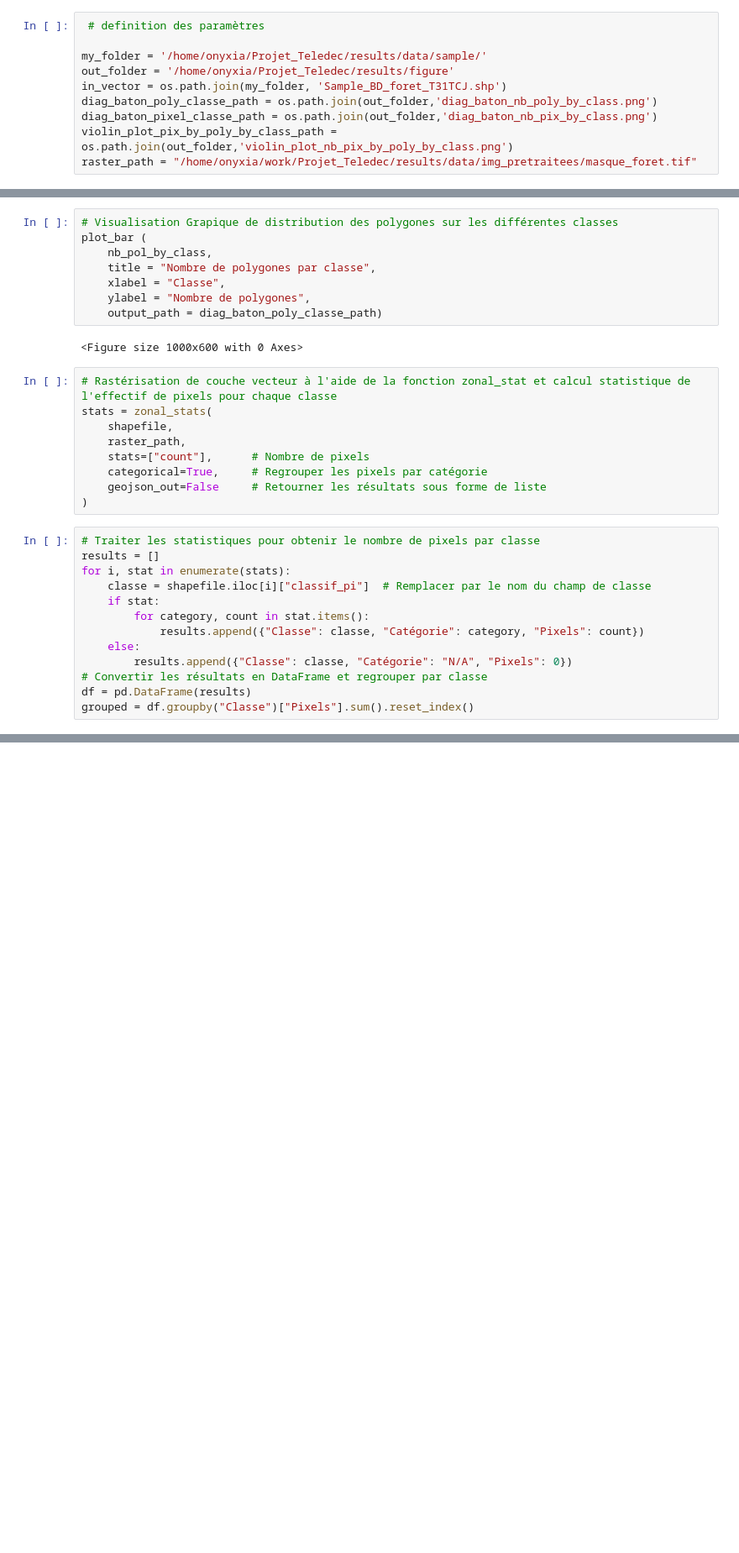
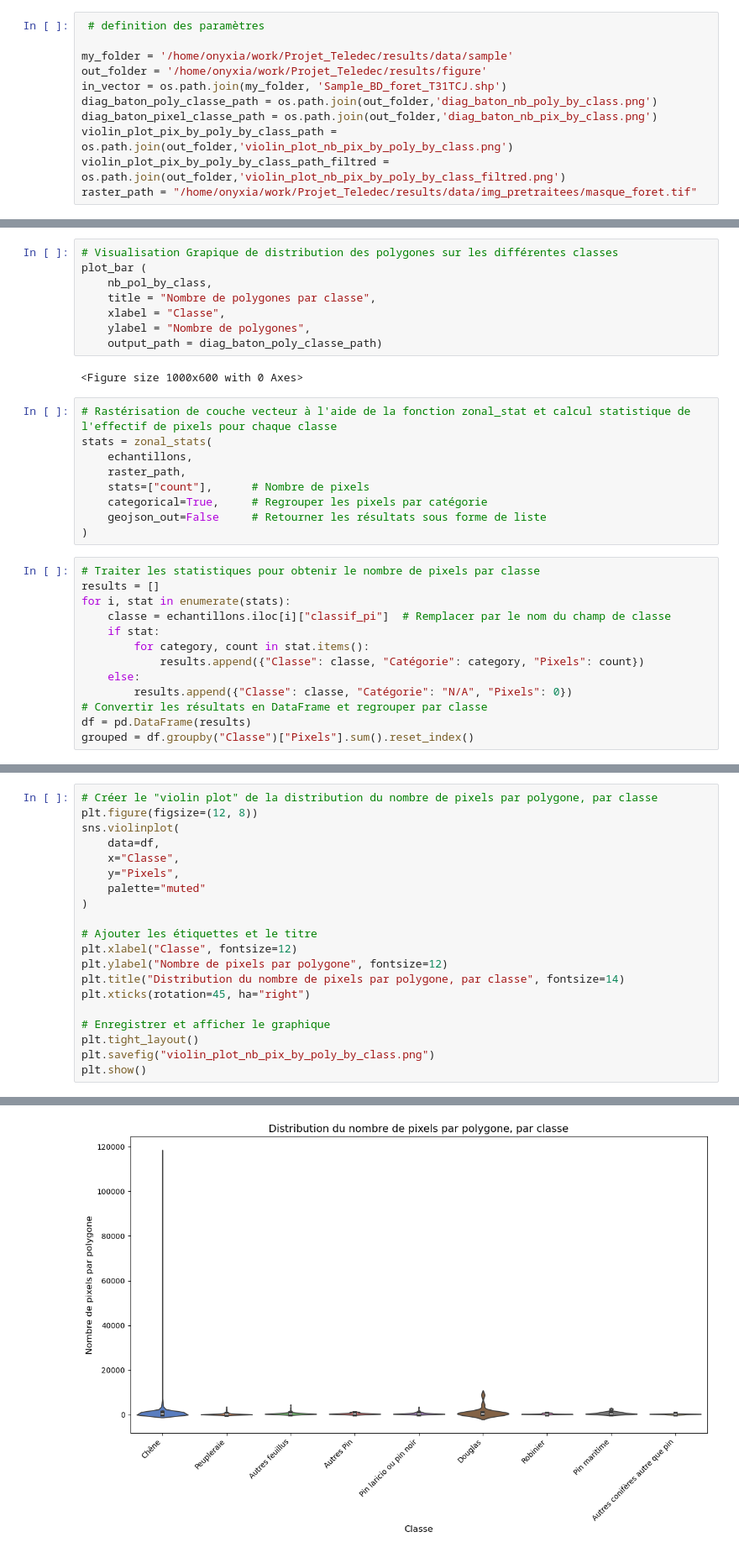
Before and after one commit to GabrielINRAe/Depot_Git, a Jupyter notebook: scripts/sample_analysis_nb_sample.ipynb, the cells around one changed output, grey strips where cells are left out. Shown at 84% size. Cells and saved outputs as stored; diff of their text form; blank space fills up the shorter version.

Commit message:
#5 fichier complet .py et modif notebook violin

```diff
--- a/scripts/sample_analysis_nb_sample.ipynb
+++ b/scripts/sample_analysis_nb_sample.ipynb
@@ -14,12 +17,13 @@ from my_function import (
 # %%
  # definition des paramètres
 
-my_folder = '/home/onyxia/Projet_Teledec/results/data/sample/'
-out_folder = '/home/onyxia/Projet_Teledec/results/figure'
+my_folder = '/home/onyxia/work/Projet_Teledec/results/data/sample'
+out_folder = '/home/onyxia/work/Projet_Teledec/results/figure'
 in_vector = os.path.join(my_folder, 'Sample_BD_foret_T31TCJ.shp')
 diag_baton_poly_classe_path = os.path.join(out_folder,'diag_baton_nb_poly_by_class.png')
 diag_baton_pixel_classe_path = os.path.join(out_folder,'diag_baton_nb_pix_by_class.png')
 violin_plot_pix_by_poly_by_class_path = os.path.join(out_folder,'violin_plot_nb_pix_by_poly_by_class.png')
+violin_plot_pix_by_poly_by_class_path_filtred = os.path.join(out_folder,'violin_plot_nb_pix_by_poly_by_class_filtred.png')
 raster_path = "/home/onyxia/work/Projet_Teledec/results/data/img_pretraitees/masque_foret.tif"
 # %%
 # Chargement des données de BD_Forêt
@@ -57,7 +73,7 @@ plot_bar (
 # %%
 # Rastérisation de couche vecteur à l'aide de la fonction zonal_stat et calcul statistique de l'effectif de pixels pour chaque classe
 stats = zonal_stats(
-    shapefile,
+    echantillons,
     raster_path,
     stats=["count"],      # Nombre de pixels
     categorical=True,     # Regrouper les pixels par catégorie
@@ -67,7 +83,7 @@ stats = zonal_stats(
 # Traiter les statistiques pour obtenir le nombre de pixels par classe
 results = []
 for i, stat in enumerate(stats):
-    classe = shapefile.iloc[i]["classif_pi"]  # Remplacer par le nom du champ de classe
+    classe = echantillons.iloc[i]["classif_pi"]  # Remplacer par le nom du champ de classe
     if stat:
         for category, count in stat.items():
             results.append({"Classe": classe, "Catégorie": category, "Pixels": count})
@@ -94,0 +112,21 @@ plt.show()
+# %%
+# Créer le "violin plot" de la distribution du nombre de pixels par polygone, par classe
+plt.figure(figsize=(12, 8))
+sns.violinplot(
+    data=df,
+    x="Classe",
+    y="Pixels",
+    palette="muted"
+)
+
+# Ajouter les étiquettes et le titre
+plt.xlabel("Classe", fontsize=12)
+plt.ylabel("Nombre de pixels par polygone", fontsize=12)
+plt.title("Distribution du nombre de pixels par polygone, par classe", fontsize=14)
+plt.xticks(rotation=45, ha="right")
+
+# Enregistrer et afficher le graphique
+plt.tight_layout()
+plt.savefig("violin_plot_nb_pix_by_poly_by_class.png")
+plt.show()
+# %% [output]
@@ -94,0 +136 @@ plt.show()
+[figure, added]
```
Also changed, not shown: parts of 7 cells of this notebook, 2 other files.
